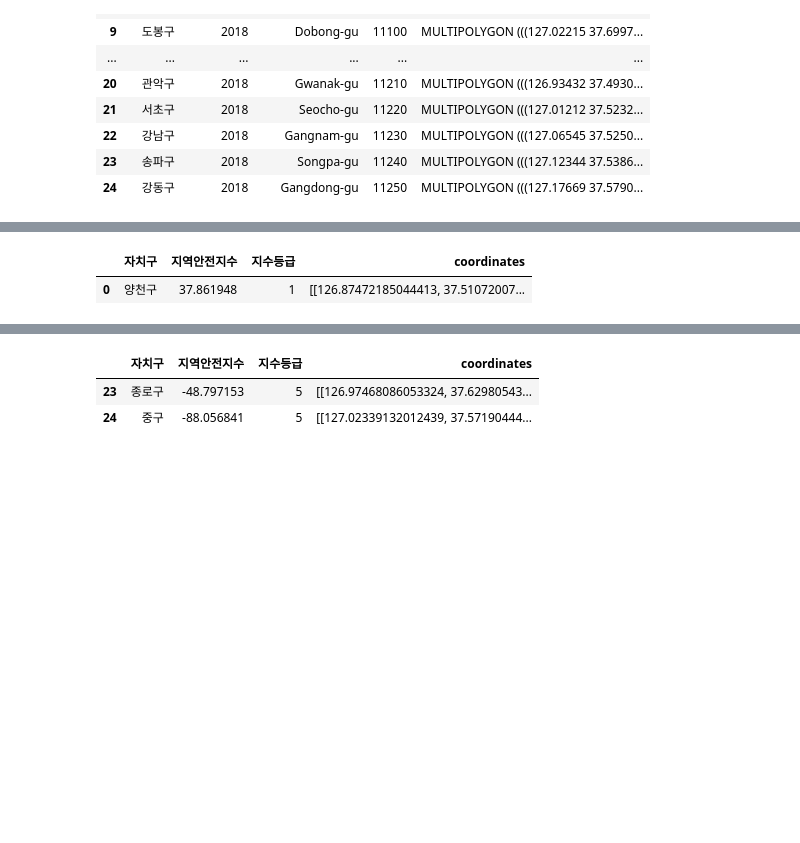
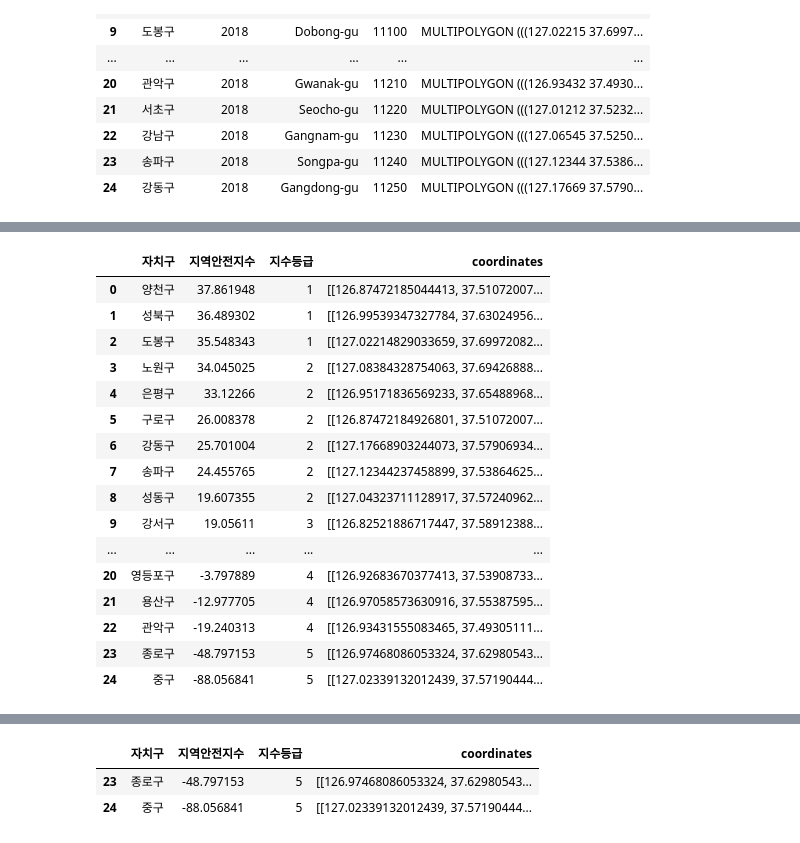
Before and after one commit to dlaghwls1104/ICU, a Jupyter notebook: 최종선정.ipynb, the cells around one changed output, grey strips where cells are left out. Drawn from its saved outputs; the diff is of its cells as text; code cells hidden in the pictures; blank space fills up the shorter version.

```diff
--- a/최종선정.ipynb
+++ b/최종선정.ipynb
@@ -449,13 +447,10 @@ df1
 | 23 | 송파구 | 2018 | Songpa-gu | 11240 | MULTIPOLYGON (((127.12344 37.5386... |
 | 24 | 강동구 | 2018 | Gangdong-gu | 11250 | MULTIPOLYGON (((127.17669 37.5790... |
 # %%
-def multipolygon_to_coordinates(x):
-    lon, lat = x[0].exterior.xy
-    return [[x, y] for x, y in zip(lon, lat)]
 
 df1['coordinates'] = df1['geometry'].apply(multipolygon_to_coordinates)
 del df1['geometry']
-df1.rename(columns={"name": "자치구"}, inplace=True)
+df1.rename(columns={"name": "자치구", "code": "행정동코드"}, inplace=True)
 # %%
 regional_safety_index = pd.merge(regional_safety_index, df1, how = "left", on = "자치구")
 regional_safety_index
@@ -480,9 +475,24 @@ regional_safety_index
 # %%
 regional_safety_index = regional_safety_index.loc[:, ["자치구", "지역안전지수", "지수등급", "coordinates"]]
 regional_safety_index.loc[regional_safety_index["자치구"] == "양천구"]
-# regional_safety_index
+regional_safety_index
 # %% [output]
 |  | 자치구 | 지역안전지수 | 지수등급 | coordinates |
 | 0 | 양천구 | 37.861948 | 1 | [[126.87472185044413, 37.51072007... |
+| 1 | 성북구 | 36.489302 | 1 | [[126.99539347327784, 37.63024956... |
+| 2 | 도봉구 | 35.548343 | 1 | [[127.02214829033659, 37.69972082... |
+| 3 | 노원구 | 34.045025 | 2 | [[127.08384328754063, 37.69426888... |
+| 4 | 은평구 | 33.12266 | 2 | [[126.95171836569233, 37.65488968... |
+| 5 | 구로구 | 26.008378 | 2 | [[126.87472184926801, 37.51072007... |
+| 6 | 강동구 | 25.701004 | 2 | [[127.17668903244073, 37.57906934... |
+| 7 | 송파구 | 24.455765 | 2 | [[127.12344237458899, 37.53864625... |
+| 8 | 성동구 | 19.607355 | 2 | [[127.04323711128917, 37.57240962... |
+| 9 | 강서구 | 19.05611 | 3 | [[126.82521886717447, 37.58912388... |
+| ... | ... | ... | ... | ... |
+| 20 | 영등포구 | -3.797889 | 4 | [[126.92683670377413, 37.53908733... |
+| 21 | 용산구 | -12.977705 | 4 | [[126.97058573630916, 37.55387595... |
+| 22 | 관악구 | -19.240313 | 4 | [[126.93431555083465, 37.49305111... |
+| 23 | 종로구 | -48.797153 | 5 | [[126.97468086053324, 37.62980543... |
+| 24 | 중구 | -88.056841 | 5 | [[127.02339132012439, 37.57190444... |
 # %%
 MAPBOX_API_KEY = "pk.eyJ1Ijoia2FuamFuZ2d1biIsImEiOiJjbDRmcXoxZjkwMXFzM2tsa2Q2ZXkwNWNpIn0.hdJbaHwSwxym9GWF_YSuZw"
```
Also changed, not shown: parts of 33 cells of this notebook.
